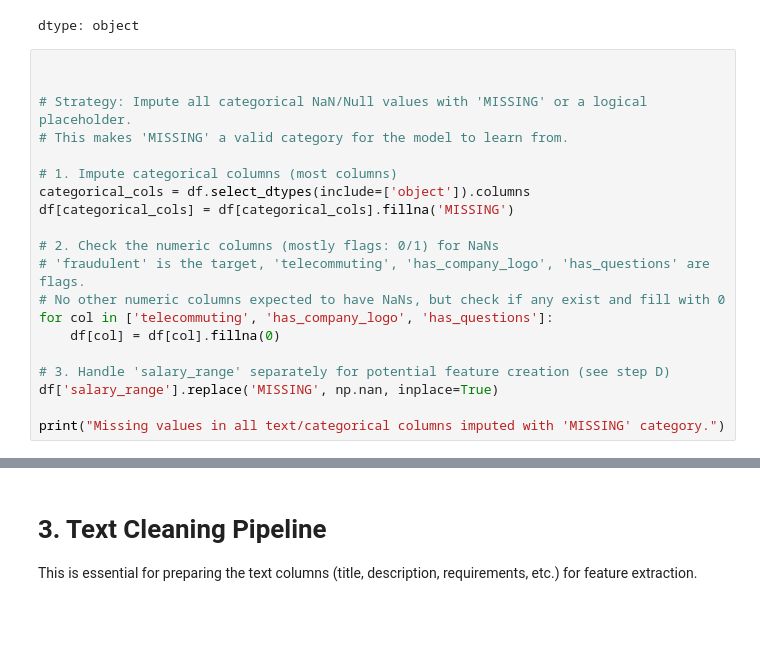
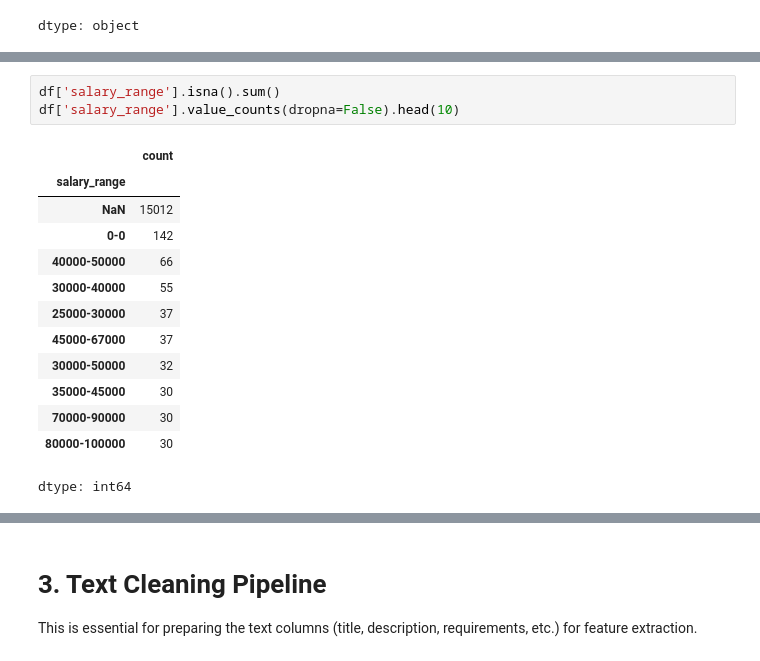
Before and after one commit to mriaz72/Fake_Job_Posting_Detection, a Jupyter notebook: notebooks/02_preprocessing.ipynb, the cells around one changed output, grey strips where cells are left out. Drawn from its saved outputs; the diff is of its cells as text; blank space fills up the shorter version.

```diff
--- a/notebooks/02_preprocessing.ipynb
+++ b/notebooks/02_preprocessing.ipynb
@@ -70,23 +75,3 @@ df.dtypes
 | function | object |
 | fraudulent | int64 |
 dtype: object
-# %%
-
-
-# Strategy: Impute all categorical NaN/Null values with 'MISSING' or a logical placeholder.
-# This makes 'MISSING' a valid category for the model to learn from.
-
-# 1. Impute categorical columns (most columns)
-categorical_cols = df.select_dtypes(include=['object']).columns
-df[categorical_cols] = df[categorical_cols].fillna('MISSING')
-
-# 2. Check the numeric columns (mostly flags: 0/1) for NaNs
-# 'fraudulent' is the target, 'telecommuting', 'has_company_logo', 'has_questions' are flags.
-# No other numeric columns expected to have NaNs, but check if any exist and fill with 0
-for col in ['telecommuting', 'has_company_logo', 'has_questions']:
-    df[col] = df[col].fillna(0)
-
-# 3. Handle 'salary_range' separately for potential feature creation (see step D)
-df['salary_range'].replace('MISSING', np.nan, inplace=True)
-
-print("Missing values in all text/categorical columns imputed with 'MISSING' category.")
@@ -100,0 +78,17 @@ For example, when doing 'df[col].method(value, inplace=True)', try using 'df.met
+# %%
+df['salary_range'].isna().sum()
+df['salary_range'].value_counts(dropna=False).head(10)
+# %% [output]
+|  | count |
+| salary_range |  |
+| NaN | 15012 |
+| 0-0 | 142 |
+| 40000-50000 | 66 |
+| 30000-40000 | 55 |
+| 25000-30000 | 37 |
+| 45000-67000 | 37 |
+| 30000-50000 | 32 |
+| 35000-45000 | 30 |
+| 70000-90000 | 30 |
+| 80000-100000 | 30 |
+dtype: int64
```
Also changed, not shown: parts of 43 cells of this notebook.
